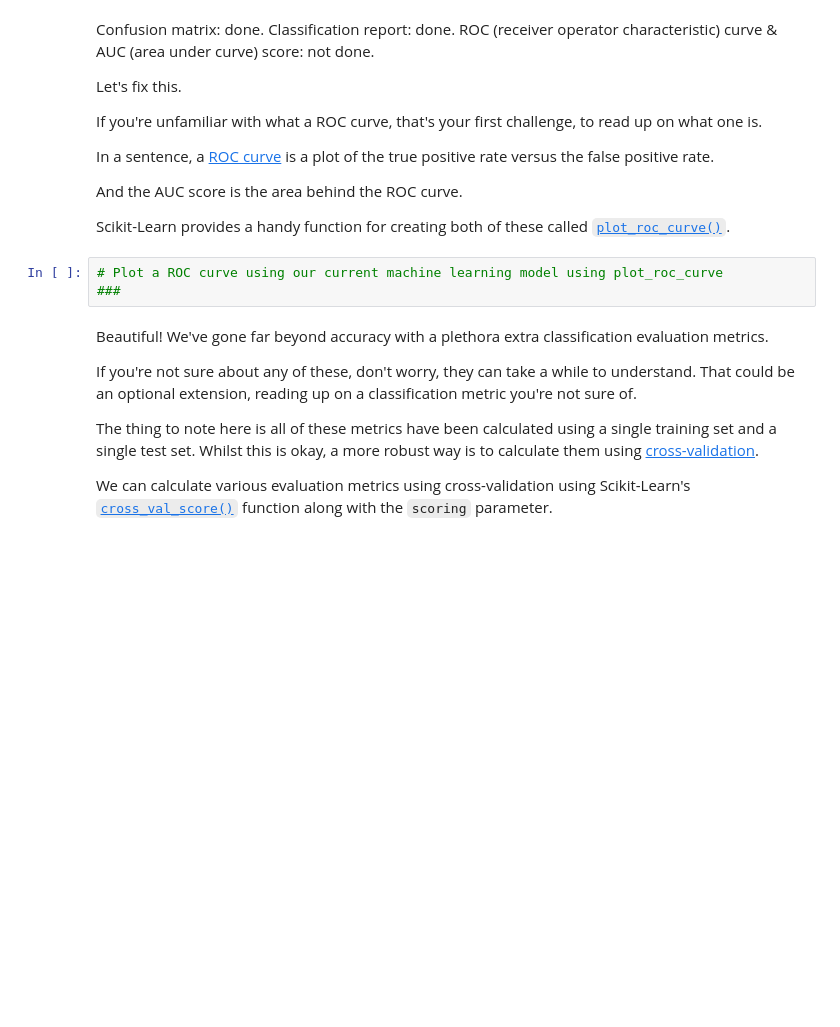
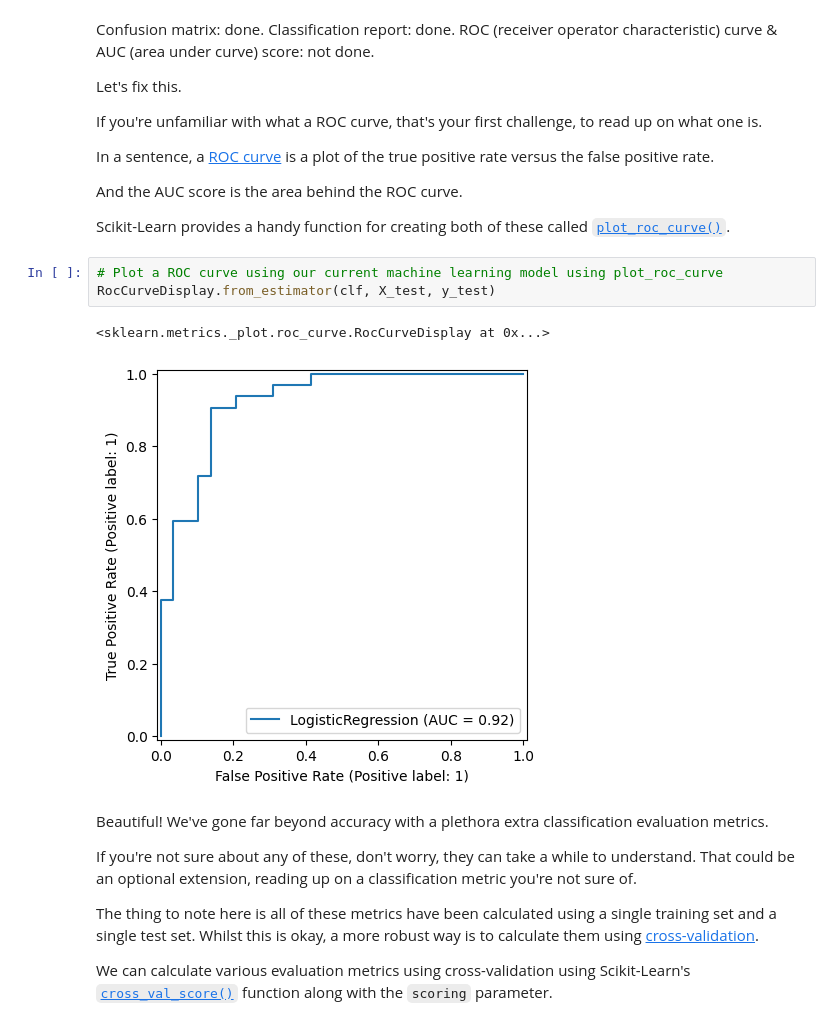
Before and after one commit to TherealOneC/zero-to-mastery-ml, a Jupyter notebook: section-2-data-science-and-ml-tools/scikit-learn-exercises.ipynb, the cells around one changed output. Saved outputs shown, nothing was run; the diff lists cells and outputs as text; blank space fills up the shorter version.

```diff
--- a/section-2-data-science-and-ml-tools/scikit-learn-exercises.ipynb
+++ b/section-2-data-science-and-ml-tools/scikit-learn-exercises.ipynb
@@ -445,7 +505,10 @@ And the AUC score is the area behind the ROC curve.
 Scikit-Learn provides a handy function for creating both of these called [`plot_roc_curve()`](https://scikit-learn.org/stable/modules/generated/sklearn.metrics.plot_roc_curve.html).
 # %%
 # Plot a ROC curve using our current machine learning model using plot_roc_curve
-###
+RocCurveDisplay.from_estimator(clf, X_test, y_test)
+# %% [output]
+<sklearn.metrics._plot.roc_curve.RocCurveDisplay at 0x...>
+[figure, added]
 # %% [markdown]
 Beautiful! We've gone far beyond accuracy with a plethora extra classification evaluation metrics.
 
```
Also changed, not shown: parts of 45 cells of this notebook.
